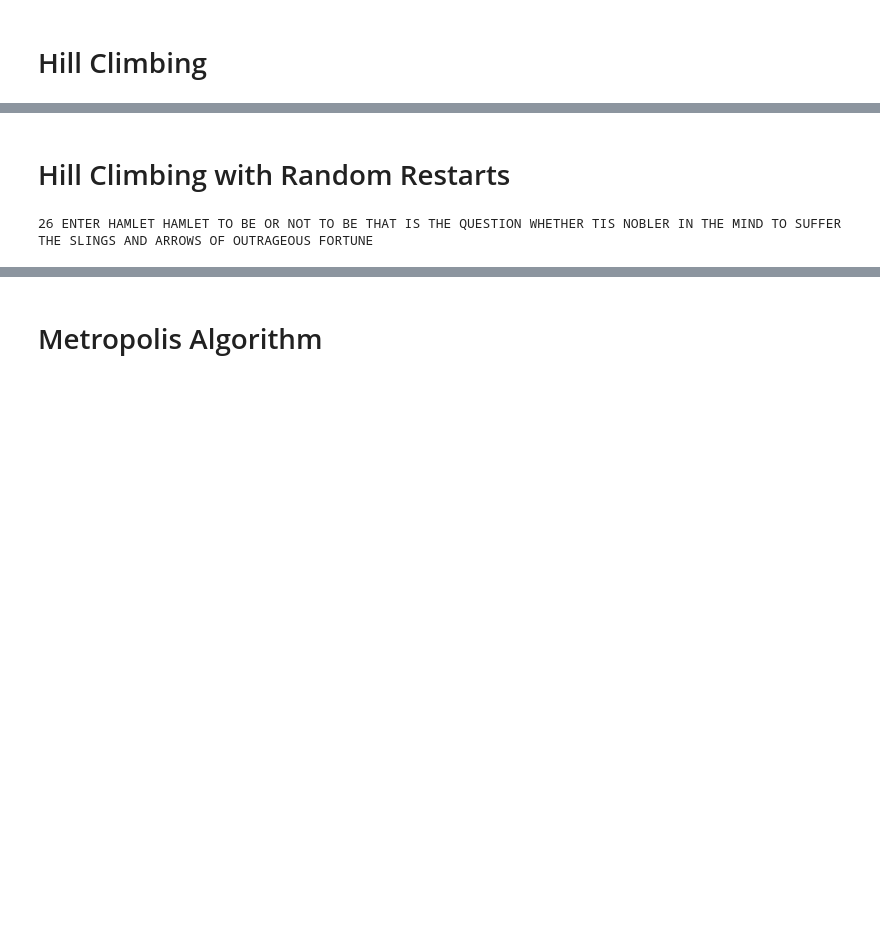
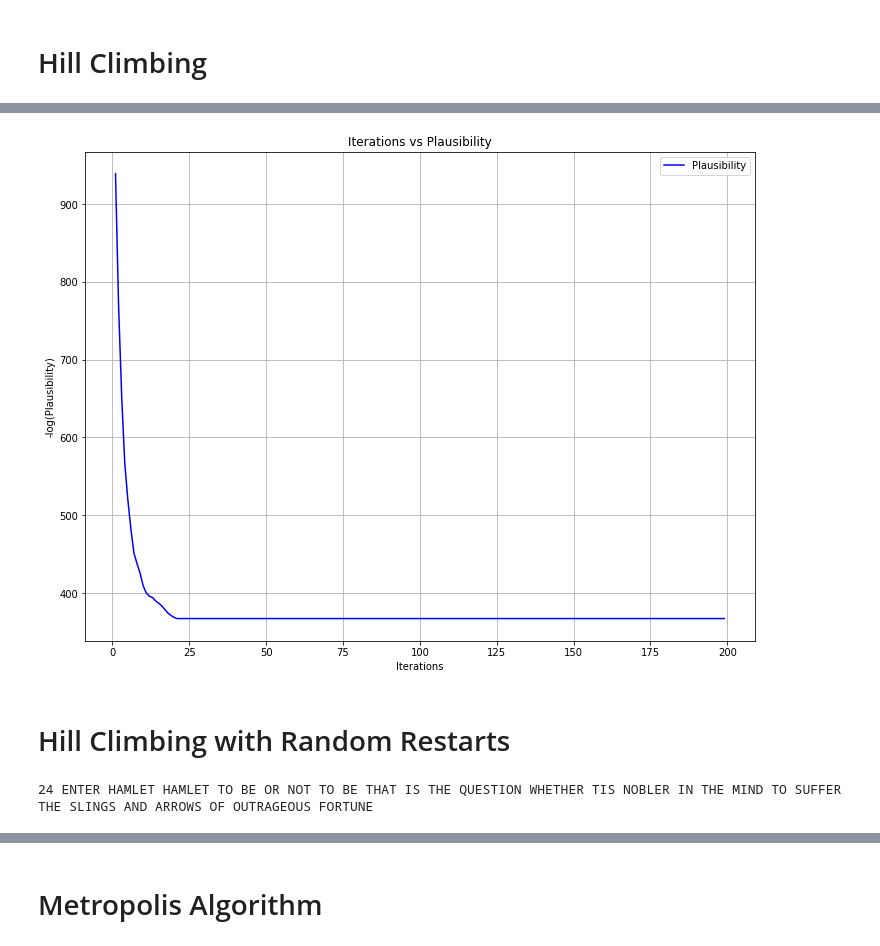
Before and after one commit to sharath/MCMC-decipher, a Jupyter notebook: demo.ipynb, the cells around one changed output, grey strips where cells are left out. Cells and saved outputs as stored; diff of their text form; code cells hidden in the pictures; blank space fills up the shorter version.

```diff
--- a/demo.ipynb
+++ b/demo.ipynb
@@ -65,8 +65,12 @@ hc_rrate = 50
 # %%
 x = dict(x_)
 iteration = 1
+plotx = []
+ploty = []
 while iteration < hc_max_iterations and scrambler.unscramble_with_cipher(x, s) != o:
     x = runners.hill_climbing(f, x, s, g)
+    plotx.append(iteration)
+    ploty.append(-f(x, s, g))
     time.sleep(l_sleep)
     if iteration % hc_p_interval == 0:
         clear_output(wait=True)
@@ -81,19 +83,36 @@ print('%d %s' % (iteration, scrambler.unscramble_with_cipher(x, s)))
+# %%
+plt.rcParams['figure.figsize'] = [12, 9]
+plt.title('Iterations vs Plausibility')
+plt.xlabel('Iterations')
+plt.ylabel('-log(Plausibility)')
+plt.plot(plotx, ploty, 'b', label='Plausibility')
+plt.legend(loc='best')
+plt.grid()
+plt.show()
+# %% [output]
+[figure, added]
 # %% [markdown]
 # Hill Climbing with Random Restarts
 # %%
 x = dict(x_)
 iteration = 1
+plotx = []
+ploty = []
 while scrambler.unscramble_with_cipher(x, s) != o:
     time.sleep(l_sleep)
     if iteration % hc_p_interval == 0:
         clear_output(wait=True)
         print('%d %s' % (iteration, scrambler.unscramble_with_cipher(x, s)))
     x = runners.hill_climbing(f, x, s, g)
+    plotx.append(iteration)
+    ploty.append(-f(x, s, g))
     iteration += 1
     if iteration > hc_rrate:
         iteration = 1
+        plotx = []
+        ploty = []
         x = runners.swap(runners.swap(dict(x_)))
 clear_output(wait=True)
 print('%d %s' % (iteration, scrambler.unscramble_with_cipher(x, s)))
 # %% [output]
-26 ENTER HAMLET HAMLET TO BE OR NOT TO BE THAT IS THE QUESTION WHETHER TIS NOBLER IN THE MIND TO SUFFER THE SLINGS AND ARROWS OF OUTRAGEOUS FORTUNE
+24 ENTER HAMLET HAMLET TO BE OR NOT TO BE THAT IS THE QUESTION WHETHER TIS NOBLER IN THE MIND TO SUFFER THE SLINGS AND ARROWS OF OUTRAGEOUS FORTUNE
```
Also changed, not shown: parts of 14 cells of this notebook.
